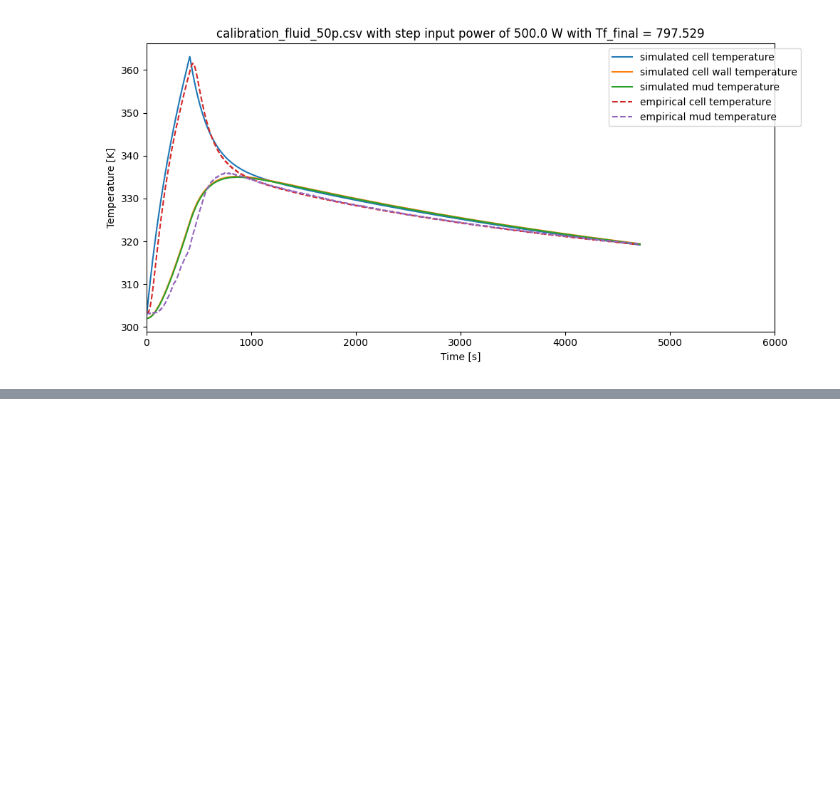
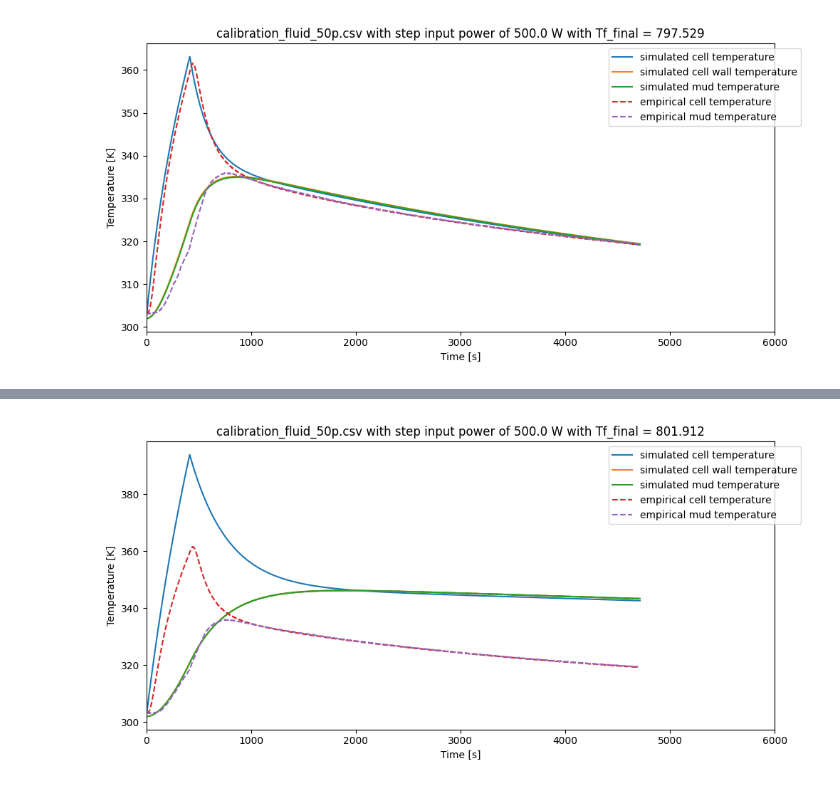
Before and after one commit to qiaomein/DRU_thermal_estimator, a Jupyter notebook: playground.ipynb, the cells around one changed output, grey strips where cells are left out. Saved outputs shown, nothing was run; the diff lists cells and outputs as text; code cells hidden in the pictures; blank space fills up the shorter version.

```diff
--- a/playground.ipynb
+++ b/playground.ipynb
@@ -154,0 +161,90 @@ water_50p.csv file not found!
+# %%
+%matplotlib widget
+
+from dru_thermal_model import *
+from data_visualizer import *
+
+
+# initialize RLS params
+n = 8 # number of parameters
+m = 3 # number of measured outputs
+
+P0 = np.eye(n) * 1e7 # no apriori
+
+# to simulate this, parse through each time step in a given data set
+
+# read in test data
+filename = "calibration_fluid_50p.csv"
+
+step_power = float(filename.split('p')[-2].split('_')[-1])/100
+my_fluid = MysteriousMud(filename)
+my_fluid.importRawData(filename, heaterHeader=True)
+
+Nk = len(my_fluid.tvector)
+
+Pp = P0
+Powerp, Thp, Tcp, Tfp = 0.01,0.01,0.01,0.01
+thetap = np.zeros((n,1))
+
+for k in range(1,Nk):
+
+    yk = np.array([my_fluid.temp_cell[k], my_fluid.temp_fluid[k],my_fluid.temp_fluid[k]])
+    Powerk = my_fluid.heater_dutycycle[k]/100 * 1000 # in Watts now
+
+    Rk = np.eye(m)/10
+
+
+    Hk = np.matrix([[Powerp, Thp, Tcp, 0,0,0,0,0],[0,0,0,Tcp,Thp,Tfp,0,0],[0,0,0,0,0,0,Tcp, Tfp]])
+
+
+    bigInverse = (Hk @ Pp @ Hk.T + Rk).I
+    Kk = Pp @ Hk.T @ bigInverse
+
+    Pk = (np.eye(n) - (Kk @ Hk)) @ Pp
+
+    thetak =  np.asarray(thetap + Kk @ (yk - np.asarray((Hk@thetap).T)).T)
+
+    Pp = Pk
+    thetap = thetak
+    Thp, Tcp, Tfp = list(yk)
+    Powerp = Powerk
+
+
+print("Done running RLS!")
+
+print("Parameters: ", thetak)
+
+print(np.max(Pk))
+
+c1,c2,c3,c4,c5,c6,c7,c8 = [x[0] for x in thetak]
+
+Ch = 1/c1
+Rc = 1/(Ch*c3)
+Rj = 1/((1-c2) * Ch - 1/Rc)
+Cc = 1/(Rc*c5)
+Rf = 1/(Cc*c6)
+Cf = 1/(Rf*c7)
+Rfj = 1/(Cf*(1-c8) - 1/Rf)
+
+print(abs(c4 - 1-1/Cc*(1/Rc + 1/Rf)))
+
+
+
+
+
+print("\n\nResistances: ", Rc,Rj,Rfj,Rf)
+print("Capacitances: ", Ch,Cc,Cf)
+
+
+model = ThermalModel(my_fluid)
+
+model.thermal_resistances = [Rc, Rj,Rfj,Rf]
+model.thermal_capacitances = [Ch, Cc, Cf]
+
+model.Tambient = 302
+
+x0 = np.array([1,1,1]) * model.Tambient
+temp_cell, temp_mud = model.stepResponse(x0, powerPercentage = step_power)
+model.plot()
+plt.xlim([0,6000])
+# %% [output]
@@ -154,0 +272 @@ water_50p.csv file not found!
+[figure, added]
```
Also changed, not shown: parts of 3 cells of this notebook.
